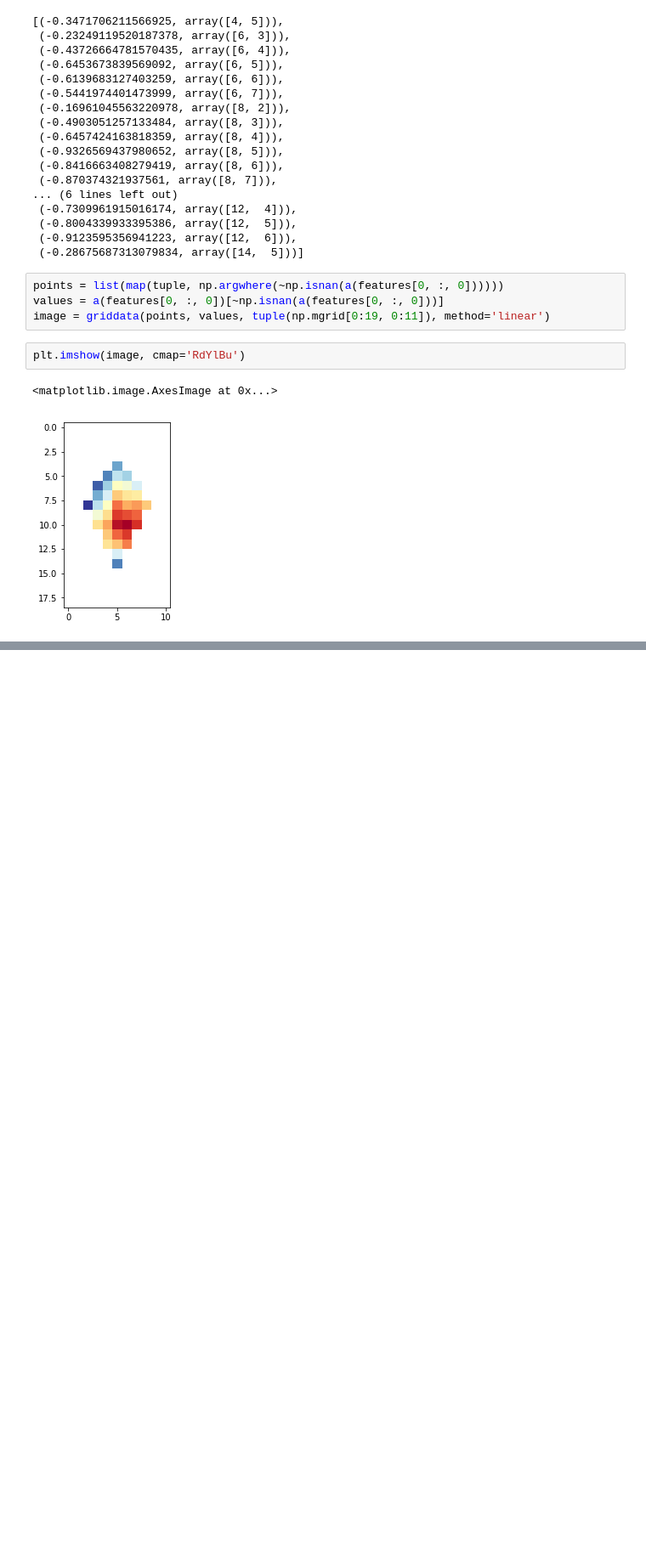
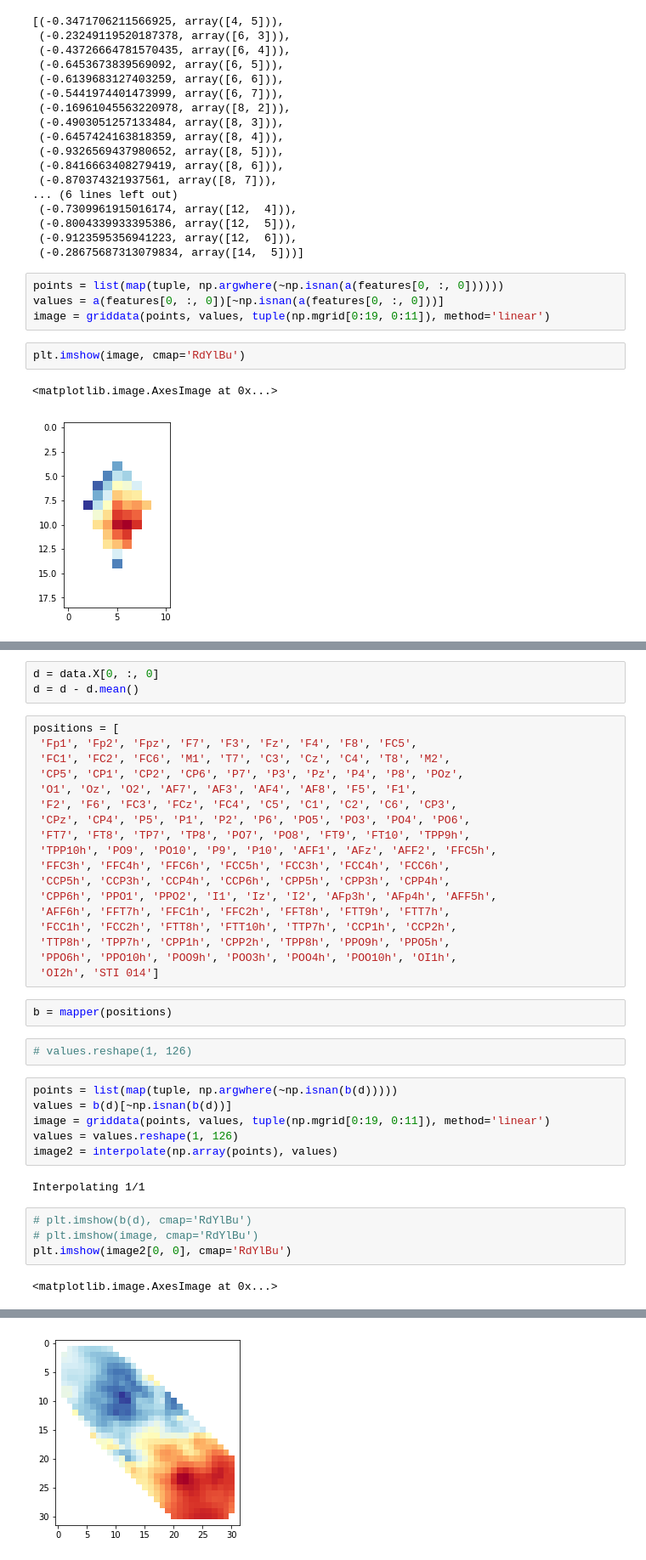
Before and after one commit to fkarg/eeg-interpolation-mapping, a Jupyter notebook: actual.ipynb, the cells around one changed output, grey strips where cells are left out. Shown at 85% size. Saved outputs shown, nothing was run; the diff lists cells and outputs as text; blank space fills up the shorter version.

```diff
--- a/actual.ipynb
+++ b/actual.ipynb
@@ -396,0 +503,39 @@ plt.imshow(image, cmap='RdYlBu')
+# %%
+d = data.X[0, :, 0]
+d = d - d.mean()
+# %%
+positions = [
+ 'Fp1', 'Fp2', 'Fpz', 'F7', 'F3', 'Fz', 'F4', 'F8', 'FC5',
+ 'FC1', 'FC2', 'FC6', 'M1', 'T7', 'C3', 'Cz', 'C4', 'T8', 'M2',
+ 'CP5', 'CP1', 'CP2', 'CP6', 'P7', 'P3', 'Pz', 'P4', 'P8', 'POz',
+ 'O1', 'Oz', 'O2', 'AF7', 'AF3', 'AF4', 'AF8', 'F5', 'F1',
+ 'F2', 'F6', 'FC3', 'FCz', 'FC4', 'C5', 'C1', 'C2', 'C6', 'CP3',
+ 'CPz', 'CP4', 'P5', 'P1', 'P2', 'P6', 'PO5', 'PO3', 'PO4', 'PO6',
+ 'FT7', 'FT8', 'TP7', 'TP8', 'PO7', 'PO8', 'FT9', 'FT10', 'TPP9h',
+ 'TPP10h', 'PO9', 'PO10', 'P9', 'P10', 'AFF1', 'AFz', 'AFF2', 'FFC5h',
+ 'FFC3h', 'FFC4h', 'FFC6h', 'FCC5h', 'FCC3h', 'FCC4h', 'FCC6h',
+ 'CCP5h', 'CCP3h', 'CCP4h', 'CCP6h', 'CPP5h', 'CPP3h', 'CPP4h',
+ 'CPP6h', 'PPO1', 'PPO2', 'I1', 'Iz', 'I2', 'AFp3h', 'AFp4h', 'AFF5h',
+ 'AFF6h', 'FFT7h', 'FFC1h', 'FFC2h', 'FFT8h', 'FTT9h', 'FTT7h',
+ 'FCC1h', 'FCC2h', 'FTT8h', 'FTT10h', 'TTP7h', 'CCP1h', 'CCP2h',
+ 'TTP8h', 'TPP7h', 'CPP1h', 'CPP2h', 'TPP8h', 'PPO9h', 'PPO5h',
+ 'PPO6h', 'PPO10h', 'POO9h', 'POO3h', 'POO4h', 'POO10h', 'OI1h',
+ 'OI2h', 'STI 014']
+# %%
+b = mapper(positions)
+# %%
+# values.reshape(1, 126)
+# %%
+points = list(map(tuple, np.argwhere(~np.isnan(b(d)))))
+values = b(d)[~np.isnan(b(d))]
+image = griddata(points, values, tuple(np.mgrid[0:19, 0:11]), method='linear')
+values = values.reshape(1, 126)
+image2 = interpolate(np.array(points), values)
+# %% [output]
+Interpolating 1/1
+# %%
+# plt.imshow(b(d), cmap='RdYlBu')
+# plt.imshow(image, cmap='RdYlBu')
+plt.imshow(image2[0, 0], cmap='RdYlBu')
+# %% [output]
+<matplotlib.image.AxesImage at 0x...>
@@ -396,0 +547 @@ plt.imshow(image, cmap='RdYlBu')
+[figure, added]
```
Also changed, not shown: parts of 8 cells of this notebook, 1 other file.
